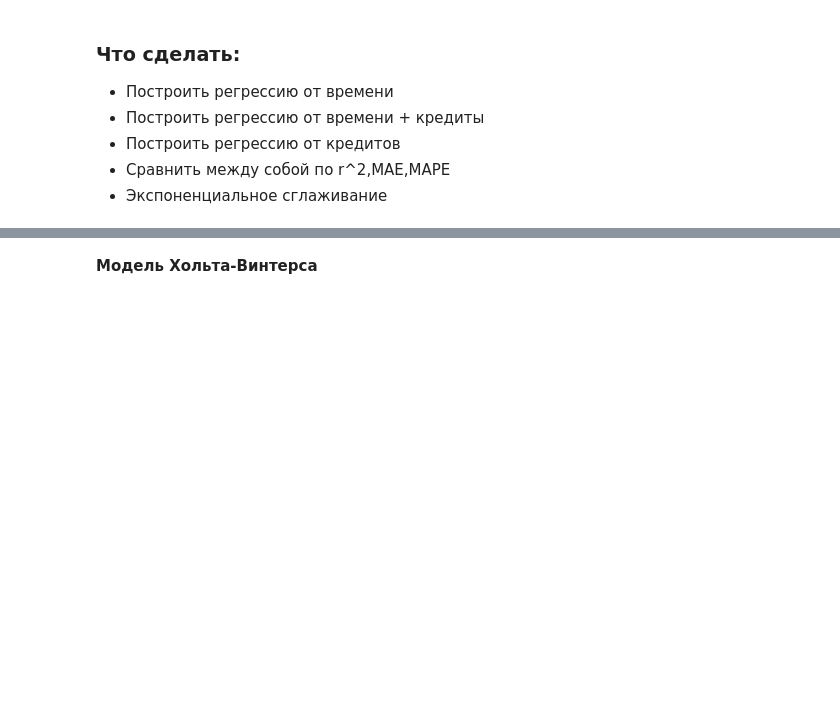
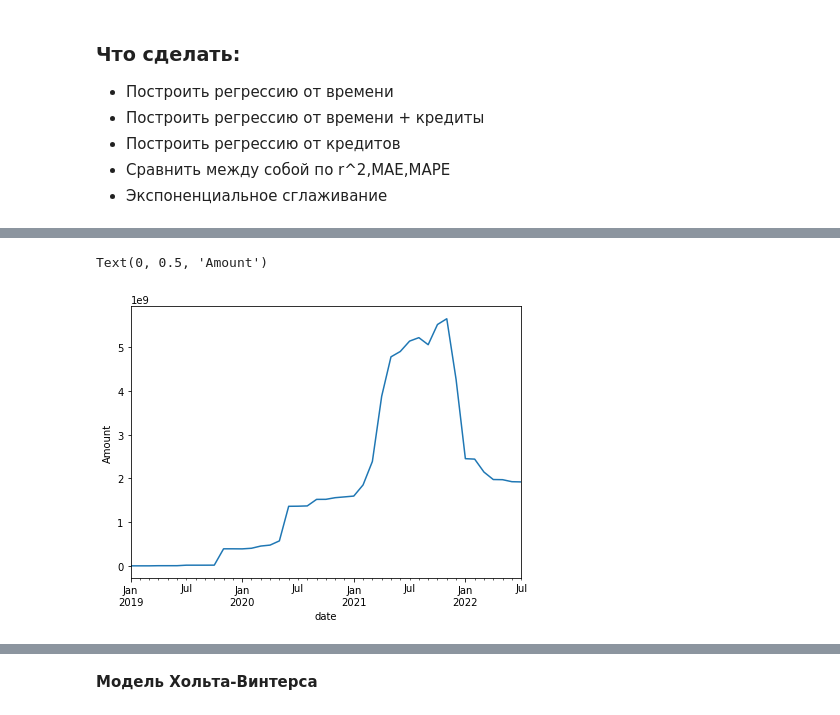
Before and after one commit to lisa2271/Praktika, a Jupyter notebook: praktika.ipynb, the cells around one changed output, grey strips where cells are left out. Saved outputs shown, nothing was run; the diff lists cells and outputs as text; code cells hidden in the pictures; blank space fills up the shorter version.

```diff
--- a/praktika.ipynb
+++ b/praktika.ipynb
@@ -102,2 +86,2 @@ array([0.00000000e+00, 0.00000000e+00, 0.00000000e+00, 3.35125800e+06,
 # %%
-df2 = pd.Series(df[:43].values.reshape(-1,1))
+df2 = df[:43]
@@ -180,4 +154,0 @@ y = x0 + a1x1 + b(x2)^ + a2*t
-# %%
-plt.title('Гистограмма распределения гарантий')
-rcParams['figure.figsize'] = 7,5
-data1.amount.hist()
@@ -199,3 +154,0 @@ from pylab import rcParams
-# %%
-rcParams['figure.figsize'] = 11,9
-stl.plot()
@@ -234,0 +190,6 @@ plot_acf(stl.resid)
+# %%
+data1.amount.plot()
+plt.ylabel('Amount')
+# %% [output]
+Text(0, 0.5, 'Amount')
+[figure, added]
```
Also changed, not shown: parts of 76 cells of this notebook, 1 other file.
